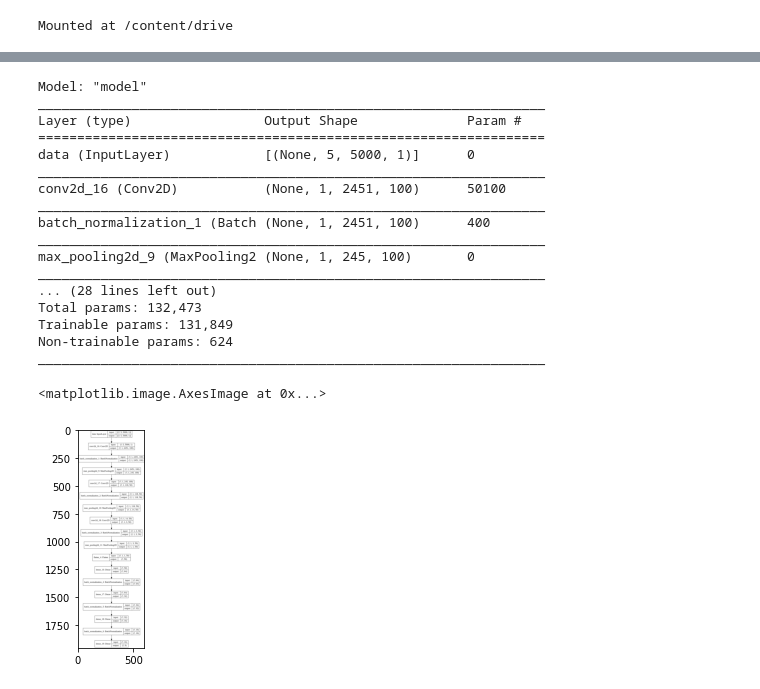
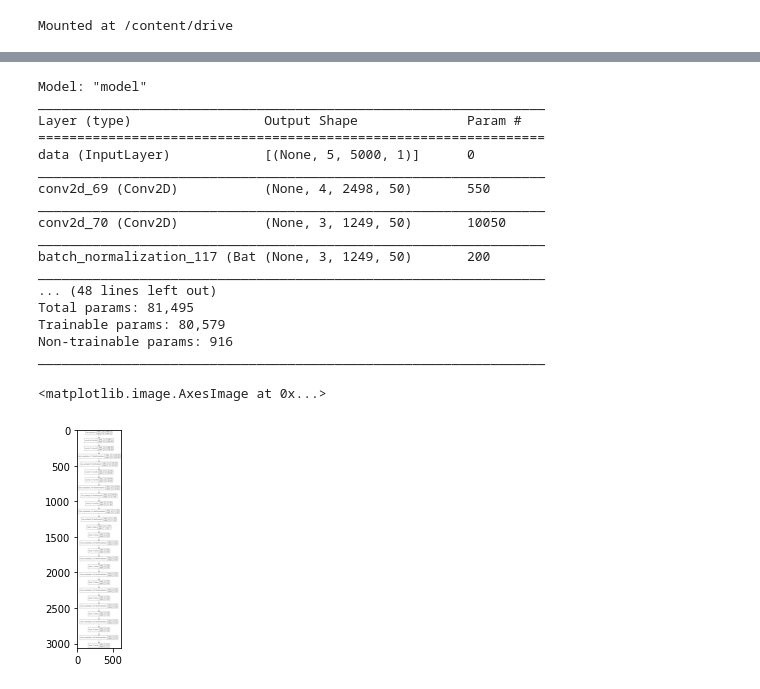
Before and after one commit to Ashraf-Saleh/Fault-Detect, a Jupyter notebook: Fault_Detect.ipynb, the cells around one changed output, grey strips where cells are left out. Saved outputs shown, nothing was run; the diff lists cells and outputs as text; code cells hidden in the pictures.

Commit message:
more deep - Batch Norm. (2)

```diff
--- a/Fault_Detect.ipynb
+++ b/Fault_Detect.ipynb
@@ -31,15 +31,15 @@ Mounted at /content/drive
 Data_X = numpy.load("/content/drive/My Drive/Colab_Data/Fault_Detect/Train_X_Sample.npy",None,allow_pickle=True)
 Data_Y = numpy.load("/content/drive/My Drive/Colab_Data/Fault_Detect/Train_Y_Sample.npy",None,allow_pickle=True)
 # %%
-Train_X = Data_X
-Train_Y = Data_Y
-#Train_X = Data_X[:int(len(Data_X)*0.4)]
-#Train_Y = Data_Y[:int(len(Data_Y)*0.4)]
-#Vald_X = Data_X[int(len(Data_X)*0.4):int(len(Data_X)*0.7)]
-#Vald_Y = Data_Y[int(len(Data_Y)*0.4):int(len(Data_Y)*0.7)]
-#Test_X = Data_X[int(len(Data_X)*0.7):]
-#Test_Y = Data_Y[int(len(Data_Y)*0.7):]
-'''
+#Train_X = Data_X
+#Train_Y = Data_Y
+Train_X = Data_X[:int(len(Data_X)*0.4)]
+Train_Y = Data_Y[:int(len(Data_Y)*0.4)]
+Vald_X = Data_X[int(len(Data_X)*0.4):int(len(Data_X)*0.7)]
+Vald_Y = Data_Y[int(len(Data_Y)*0.4):int(len(Data_Y)*0.7)]
+Test_X = Data_X[int(len(Data_X)*0.7):]
+Test_Y = Data_Y[int(len(Data_Y)*0.7):]
+
 print(Data_X.shape)
 print(Train_X.shape)
 print(Vald_X.shape)
@@ -49,7 +49,9 @@ print(Data_Y.shape)
 print(Train_Y.shape)
 print(Vald_Y.shape)
 print(Test_Y.shape)
-'''
+
 print(Data_X.shape)
 print(Data_Y.shape)
+print(Data_X[:10])
+print(Data_Y[:10].astype('int'))
 # %% [output]
@@ -58,17 +75,19 @@ print(Data_Y.shape)
 # %%
 inputs = keras.Input(shape = (Train_X.shape[1], Train_X.shape[2], Train_X.shape[3]), name="data")
 
-x = layers.Conv2D(filters = 100, kernel_size = (5, 100),strides=(1, 2), activation = "relu") (inputs)
+x = layers.Conv2D(filters = 50, kernel_size = (2, 5),strides=(1, 2), activation = "relu") (inputs)
+x = layers.Conv2D(filters = 50, kernel_size = (2, 2),strides=(1, 2), activation = "relu") (x)
 x = layers.BatchNormalization()(x)
 x = layers.MaxPooling2D(pool_size = (1,10)) (x)
 
-x = layers.Conv2D(filters = 50, kernel_size = (1,10),strides = (1, 2),padding = 'valid', activation='relu') (x)
+x = layers.Conv2D(filters = 50, kernel_size = (2,5),strides = (1, 2),padding = 'valid', activation='relu') (x)
+x = layers.Conv2D(filters = 50, kernel_size = (1,5),strides = (1, 2),padding = 'valid', activation='relu') (x)
 x = layers.BatchNormalization()(x)
 x = layers.MaxPooling2D(pool_size = (1,8)) (x)
 
-x = layers.Conv2D(filters = 50,kernel_size= (1, 10),strides = (1, 2), activation="relu")(x)
+x = layers.Conv2D(filters = 50,kernel_size= (2, 3),strides = (1, 2), activation="relu")(x)
 x = layers.BatchNormalization()(x)
-x = layers.MaxPooling2D(pool_size = (1,3))(x)
+x = layers.MaxPooling2D(pool_size = (1,1))(x)
 
 #x = layers.Conv2D(filters = 50,kernel_size= (1, 10),strides = (1, 2), activation="relu")(x)
 
@@ -106,10 +125,14 @@ x = layers.Flatten()(x)
 
 x = layers.Dense(64, activation="relu")(x)
 x = layers.BatchNormalization()(x)
-#x = layers.Dense(58, activation="relu")(x)
-#x = layers.Dense(52, activation="relu")(x)
-#x = layers.Dense(46, activation="relu")(x)
-#x = layers.Dense(40, activation="relu")(x)
+x = layers.Dense(58, activation="relu")(x)
+x = layers.BatchNormalization()(x)
+x = layers.Dense(52, activation="relu")(x)
+x = layers.BatchNormalization()(x)
+x = layers.Dense(46, activation="relu")(x)
+x = layers.BatchNormalization()(x)
+x = layers.Dense(40, activation="relu")(x)
+x = layers.BatchNormalization()(x)
 x = layers.Dense(32, activation="relu")(x)
 x = layers.BatchNormalization()(x)
 #x = layers.Dense(28, activation="relu")(x)
@@ -119,39 +142,39 @@ x = layers.BatchNormalization()(x)
 #x = layers.Dense(16, activation="relu")(block_4_output)
 #x = layers.Dense(16, activation="relu")(x)
 x = layers.Dense(16, activation="relu")(x)
 x = layers.BatchNormalization()(x)
 #block_5_output = layers.add([x, block_4_output])
 
 #x = block_5_output
 #x = layers.Dropout(0.5)(x)
 outputs = layers.Dense(Train_Y.shape[1], activation='softmax')(x)
 
 
 model = keras.Model(inputs, outputs, name="model")
 
 model.compile(optimizer='adam', loss='CategoricalCrossentropy', metrics=['accuracy'])
 
 model.summary()
 plot_model(model, to_file='/content/drive/My Drive/Colab_Data/Fault_Detect/model.png',show_shapes=True)
 plt.imshow(mpimg.imread('/content/drive/My Drive/Colab_Data/Fault_Detect/model.png'))
 # %% [output]
 Model: "model"
 _________________________________________________________________
 Layer (type)                 Output Shape              Param #
 =================================================================
 data (InputLayer)            [(None, 5, 5000, 1)]      0
 _________________________________________________________________
-conv2d_16 (Conv2D)           (None, 1, 2451, 100)      50100
+conv2d_69 (Conv2D)           (None, 4, 2498, 50)       550
 _________________________________________________________________
-batch_normalization_1 (Batch (None, 1, 2451, 100)      400
+conv2d_70 (Conv2D)           (None, 3, 1249, 50)       10050
 _________________________________________________________________
-max_pooling2d_9 (MaxPooling2 (None, 1, 245, 100)       0
+batch_normalization_117 (Bat (None, 3, 1249, 50)       200
 _________________________________________________________________
-... (28 lines left out)
-Total params: 132,473
-Trainable params: 131,849
-Non-trainable params: 624
+... (48 lines left out)
+Total params: 81,495
+Trainable params: 80,579
+Non-trainable params: 916
 _________________________________________________________________
 <matplotlib.image.AxesImage at 0x...>
-[figure, old version]
+[figure, new version]
 # %%
```
Also changed, not shown: parts of 5 cells of this notebook.
